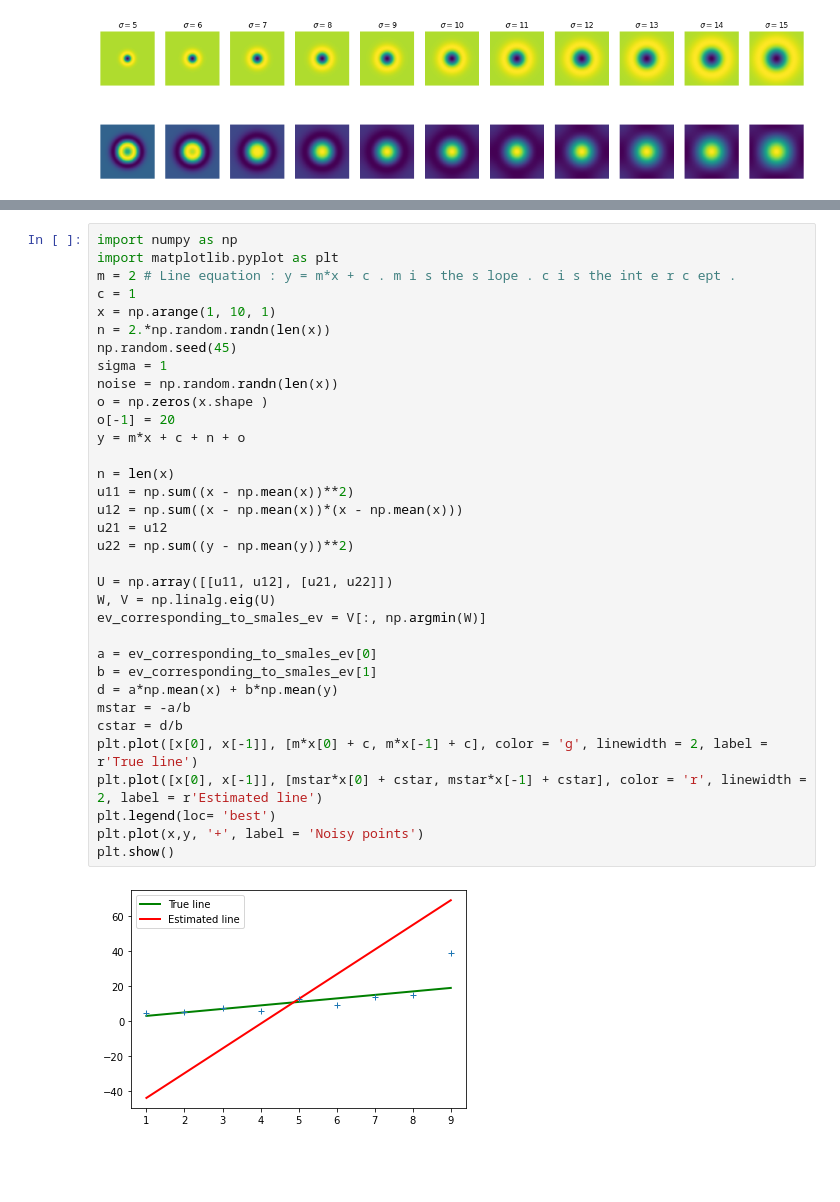
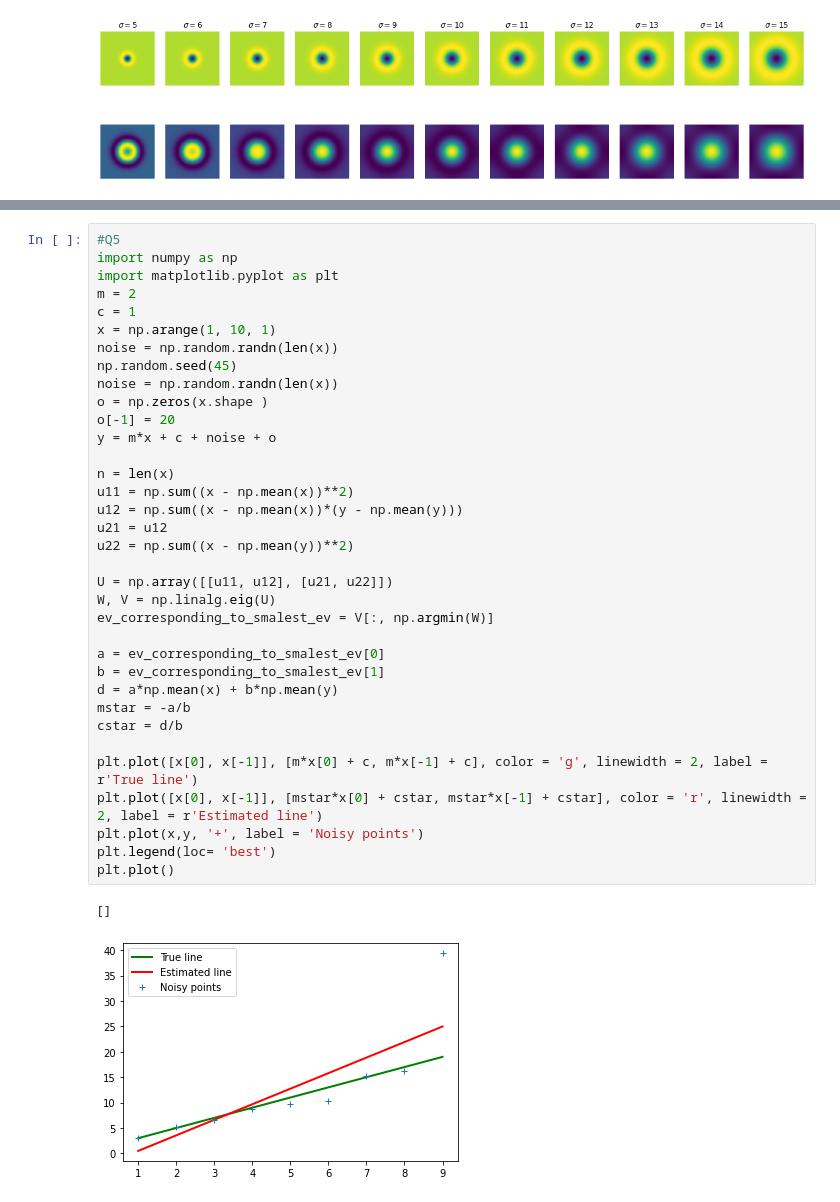
Before and after one commit to NaduniDamsariLiyanage/en_2550, a Jupyter notebook: exercise5.ipynb, the cells around one changed output, grey strips where cells are left out. Saved outputs shown, nothing was run; the diff lists cells and outputs as text; blank space fills up the shorter version.

```diff
--- a/exercise5.ipynb
+++ b/exercise5.ipynb
@@ -100,36 +101,38 @@ plt.show()
 # %%
+#Q5
 import numpy as np
 import matplotlib.pyplot as plt
-m = 2 # Line equation : y = m*x + c . m i s the s lope . c i s the int e r c ept .
+m = 2
 c = 1
 x = np.arange(1, 10, 1)
-n = 2.*np.random.randn(len(x))
+noise = np.random.randn(len(x))
 np.random.seed(45)
-sigma = 1
 noise = np.random.randn(len(x))
 o = np.zeros(x.shape )
 o[-1] = 20
-y = m*x + c + n + o
+y = m*x + c + noise + o
 
 n = len(x)
 u11 = np.sum((x - np.mean(x))**2)
-u12 = np.sum((x - np.mean(x))*(x - np.mean(x)))
+u12 = np.sum((x - np.mean(x))*(y - np.mean(y)))
 u21 = u12
-u22 = np.sum((y - np.mean(y))**2)
+u22 = np.sum((x - np.mean(y))**2)
 
 U = np.array([[u11, u12], [u21, u22]])
 W, V = np.linalg.eig(U)
-ev_corresponding_to_smales_ev = V[:, np.argmin(W)]
+ev_corresponding_to_smalest_ev = V[:, np.argmin(W)]
 
-a = ev_corresponding_to_smales_ev[0]
-b = ev_corresponding_to_smales_ev[1]
+a = ev_corresponding_to_smalest_ev[0]
+b = ev_corresponding_to_smalest_ev[1]
 d = a*np.mean(x) + b*np.mean(y)
 mstar = -a/b
 cstar = d/b
+
 plt.plot([x[0], x[-1]], [m*x[0] + c, m*x[-1] + c], color = 'g', linewidth = 2, label = r'True line')
 plt.plot([x[0], x[-1]], [mstar*x[0] + cstar, mstar*x[-1] + cstar], color = 'r', linewidth = 2, label = r'Estimated line')
+plt.plot(x,y, '+', label = 'Noisy points')
 plt.legend(loc= 'best')
-plt.plot(x,y, '+', label = 'Noisy points')
-plt.show()
+plt.plot()
 # %% [output]
+[]
-[figure, old version]
+[figure, new version]
```
Also changed, not shown: parts of 1 cell of this notebook.
